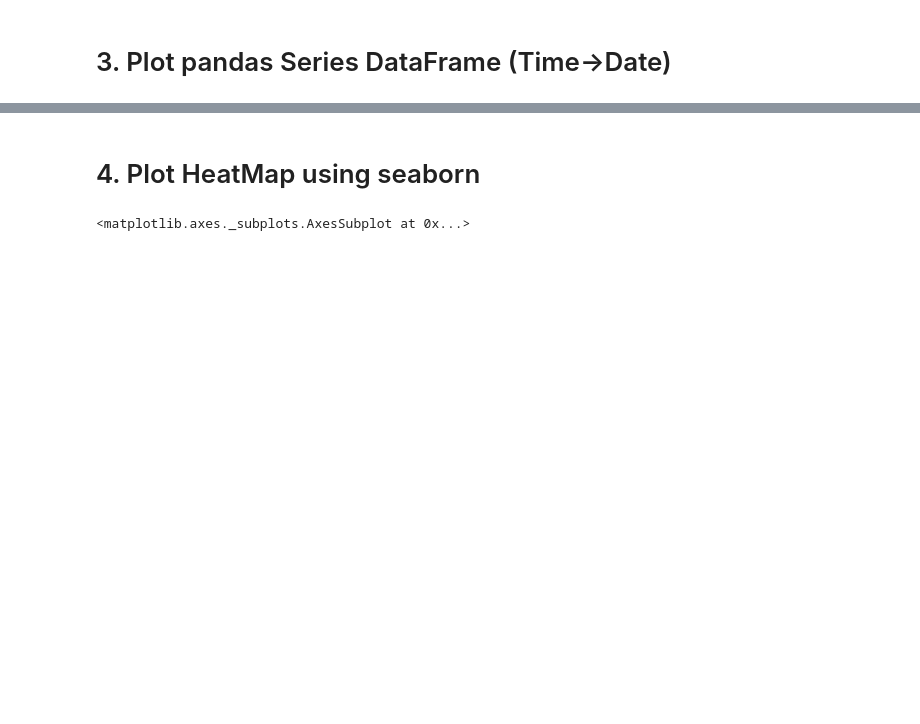
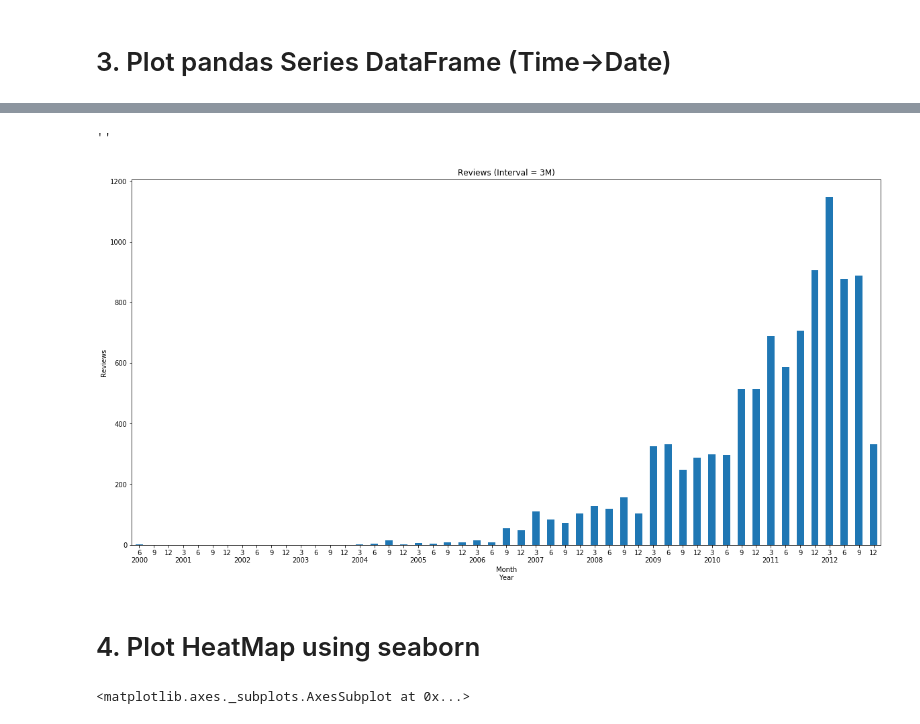
Before and after one commit to KJC1004/FDA_practice, a Jupyter notebook: practice.ipynb, the cells around one changed output, grey strips where cells are left out. Saved outputs shown, nothing was run; the diff lists cells and outputs as text; code cells hidden in the pictures; blank space fills up the shorter version.

```diff
--- a/practice.ipynb
+++ b/practice.ipynb
@@ -59,3 +61,27 @@ ax.set_xticklabels(s.index.strftime('%Y'))
+# %%
+reviews['Date'] = pd.to_datetime(reviews['Time'], unit='s')
+
+freq = '3M'
+
+grouper = pd.Grouper(key='Date', freq=freq)
+series = reviews.groupby(grouper).size().sort_index()
+
+m_last = 13
+xlabels = []
+for y,m in np.array([x.split(' ') for x in series.index.strftime('%Y %#m')], dtype=int):
+    xlabels.append(str(m)+'\n'+str(y) if m_last > m else str(m))
+    m_last = m
+
+ax = series.plot.bar(figsize=figsize)
+ax.set_title('Reviews (Interval = {})'.format(freq))
+ax.set_xlabel('Month\nYear')
+ax.set_ylabel('Reviews')
+ax.set_xticklabels(xlabels)
+plt.xticks(rotation='horizontal')
+;
+# %% [output]
+''
+[figure, added]
 # %% [markdown]
 # 4. Plot HeatMap using seaborn
 # %%
```
Also changed, not shown: parts of 8 cells of this notebook, 1 other file.
